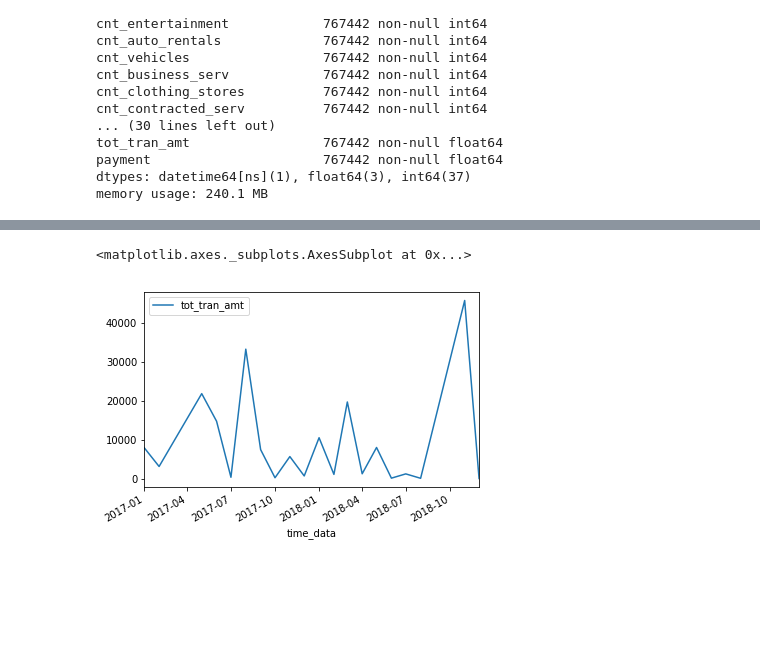
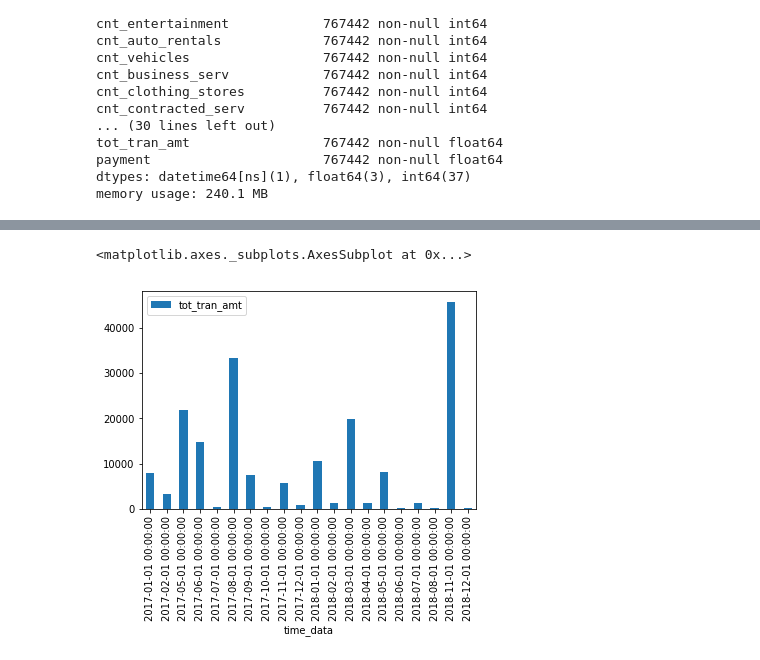
Before and after one commit to thealphadollar/IceEdge, a Jupyter notebook: training/plots/DataAnalysis-pandas-polyfit.ipynb, the cells around one changed output, grey strips where cells are left out. Cells and saved outputs as stored; diff of their text form; code cells hidden in the pictures; blank space fills up the shorter version.

Commit message:
Some changes in plotting and tests

```diff
--- a/training/plots/DataAnalysis-pandas-polyfit.ipynb
+++ b/training/plots/DataAnalysis-pandas-polyfit.ipynb
@@ -55,13 +58,13 @@ from_csv.describe()
 # %%
 ids = from_csv['id']
 #print(ids)
 date_data = []
 
 unsorted_data_single_customer = from_csv[from_csv['id'] == 1]
 data_single_customer = unsorted_data_single_customer.sort_values(['time_data'])
 #for index, row in data_single_customer.iterrows():
 
-data_single_customer.plot('time_data', 'tot_tran_amt')
+data_single_customer.plot('time_data', 'tot_tran_amt', kind='bar')
 # %% [output]
 <matplotlib.axes._subplots.AxesSubplot at 0x...>
-[figure, old version]
+[figure, new version]
```
Also changed, not shown: parts of 4 cells of this notebook.
